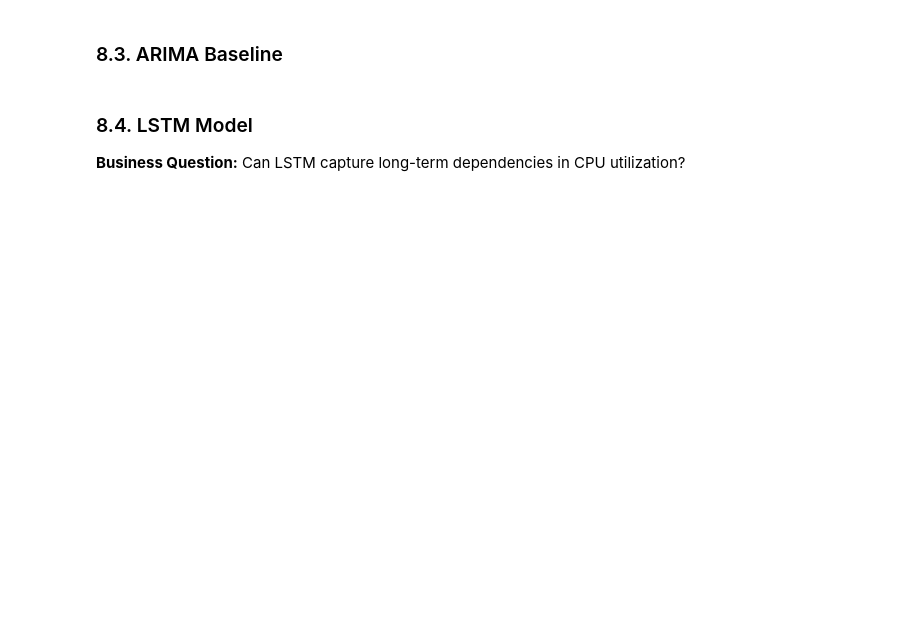
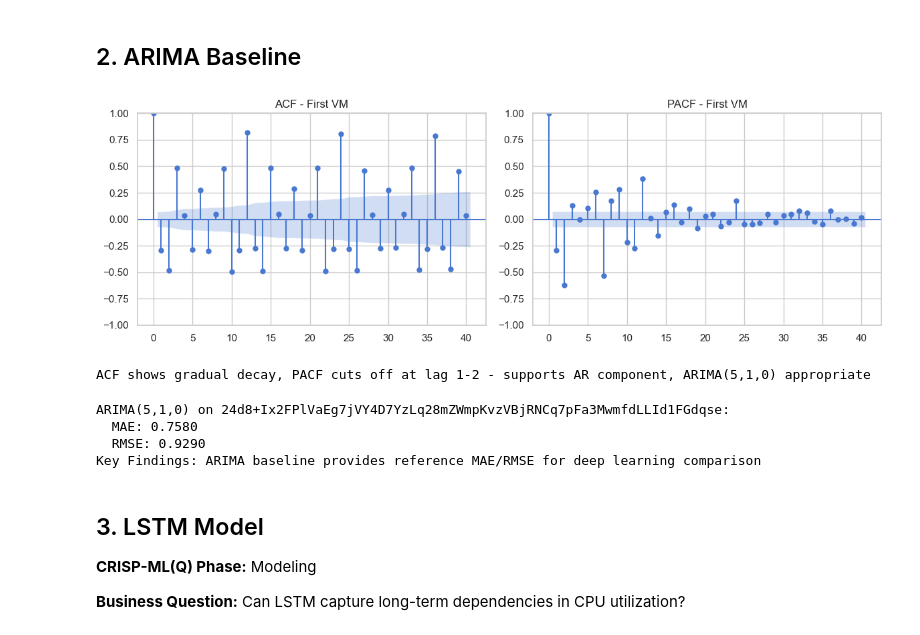
Before and after one commit to FajarLaksono/sembada-cloud, a Jupyter notebook: notebooks/03c_timeseries_forecasting.ipynb, the cells around one changed output. Cells and saved outputs as stored; diff of their text form; code cells hidden in the pictures; blank space fills up the shorter version.

```diff
--- a/notebooks/03c_timeseries_forecasting.ipynb
+++ b/notebooks/03c_timeseries_forecasting.ipynb
@@ -156,5 +169,27 @@ for vm_id, values in vm_series_dict.items():
 # %% [markdown]
-### 8.3. ARIMA Baseline
+## 2. ARIMA Baseline
+# %%
+# ACF/PACF analysis for ARIMA order selection
+from statsmodels.graphics.tsaplots import plot_acf, plot_pacf
+
+# Prepare raw series for the first VM (70/30 split for ACF/PACF visualization)
+first_vm = list(vm_series_dict.keys())[0]
+first_values = vm_series_dict[first_vm]
+n_first = len(first_values)
+train_raw = first_values[:int(n_first * 0.7)]
+test_raw = first_values[int(n_first * 0.7):]
+
+fig, (ax1, ax2) = plt.subplots(1, 2, figsize=(12, 4))
+plot_acf(train_raw, lags=40, ax=ax1)
+ax1.set_title('ACF - First VM')
+plot_pacf(train_raw, lags=40, ax=ax2, method='ywm')
+ax2.set_title('PACF - First VM')
+plt.tight_layout()
+plt.show()
+print('ACF shows gradual decay, PACF cuts off at lag 1-2 - supports AR component, ARIMA(5,1,0) appropriate')
+# %% [output]
+[figure, added]
+ACF shows gradual decay, PACF cuts off at lag 1-2 - supports AR component, ARIMA(5,1,0) appropriate
 # %%
 from statsmodels.tsa.arima.model import ARIMA
 
@@ -181,8 +216,15 @@ except Exception as e:
     print(f'ARIMA failed: {e}')
     arima_mae = np.nan
     arima_rmse = np.nan
+print('Key Findings: ARIMA baseline provides reference MAE/RMSE for deep learning comparison')
+# %% [output]
+ARIMA(5,1,0) on 24d8+Ix2FPlVaEg7jVY4D7YzLq28mZWmpKvzVBjRNCq7pFa3MwmfdLLId1FGdqse:
+  MAE: 0.7580
+  RMSE: 0.9290
+Key Findings: ARIMA baseline provides reference MAE/RMSE for deep learning comparison
 # %% [markdown]
-### 8.4. LSTM Model
+## 3. LSTM Model
+**CRISP-ML(Q) Phase:** Modeling
 
 **Business Question:** Can LSTM capture long-term dependencies in CPU utilization?
 # %%
```
Also changed, not shown: parts of 25 cells of this notebook, 8 other files.
